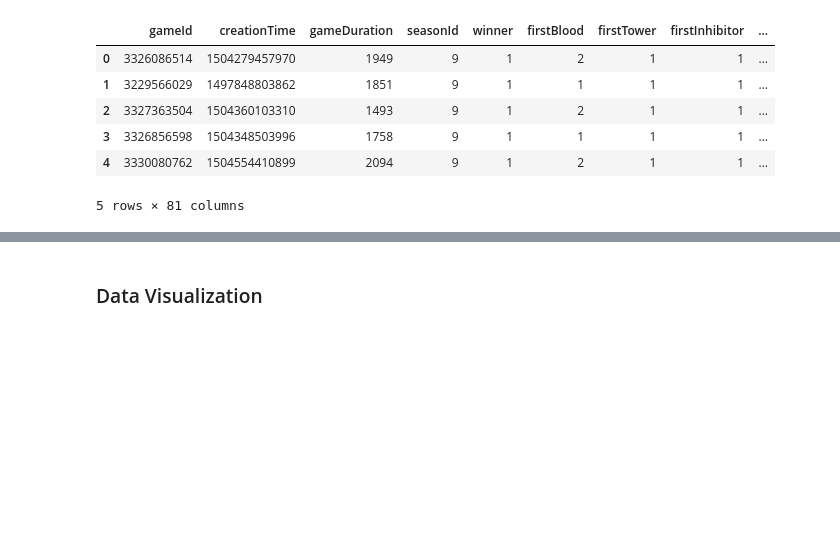
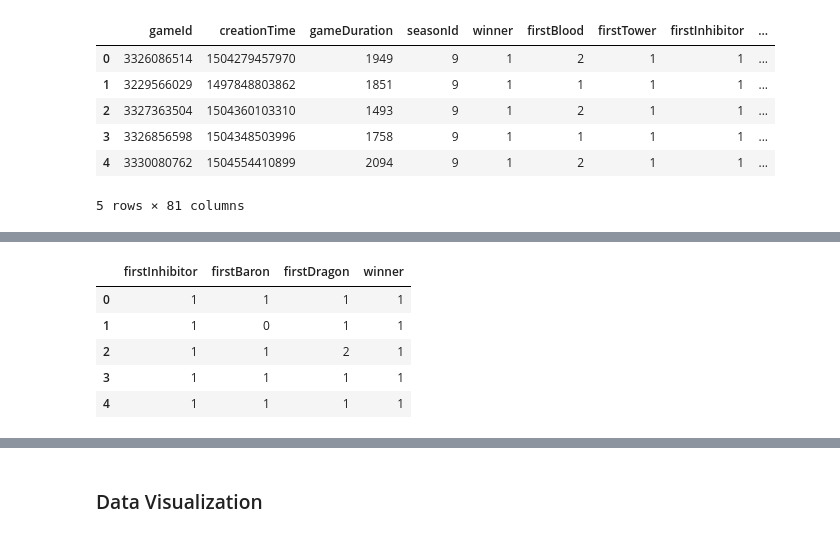
Before and after one commit to cheider/LeagueofLegends-RankedGame-Analysis, a Jupyter notebook: main.ipynb, the cells around one changed output, grey strips where cells are left out. Drawn from its saved outputs; the diff is of its cells as text; code cells hidden in the pictures; blank space fills up the shorter version.

```diff
--- a/main.ipynb
+++ b/main.ipynb
@@ -358,0 +380,10 @@ df.head()
+# %%
+# taking at look at additional columns for analysis
+df[['firstInhibitor', 'firstBaron', 'firstDragon', 'winner']].head()
+# %% [output]
+|  | firstInhibitor | firstBaron | firstDragon | winner |
+| 0 | 1 | 1 | 1 | 1 |
+| 1 | 1 | 0 | 1 | 1 |
+| 2 | 1 | 1 | 2 | 1 |
+| 3 | 1 | 1 | 1 | 1 |
+| 4 | 1 | 1 | 1 | 1 |
```
Also changed, not shown: parts of 15 cells of this notebook.
